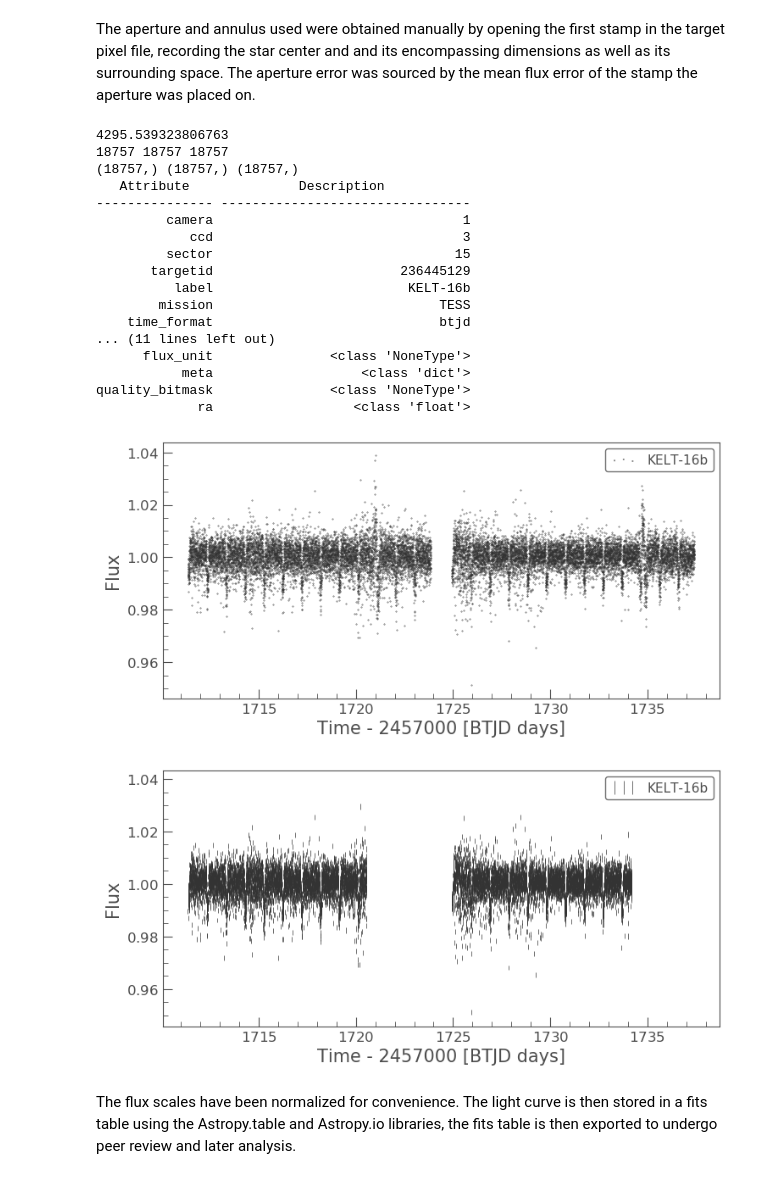
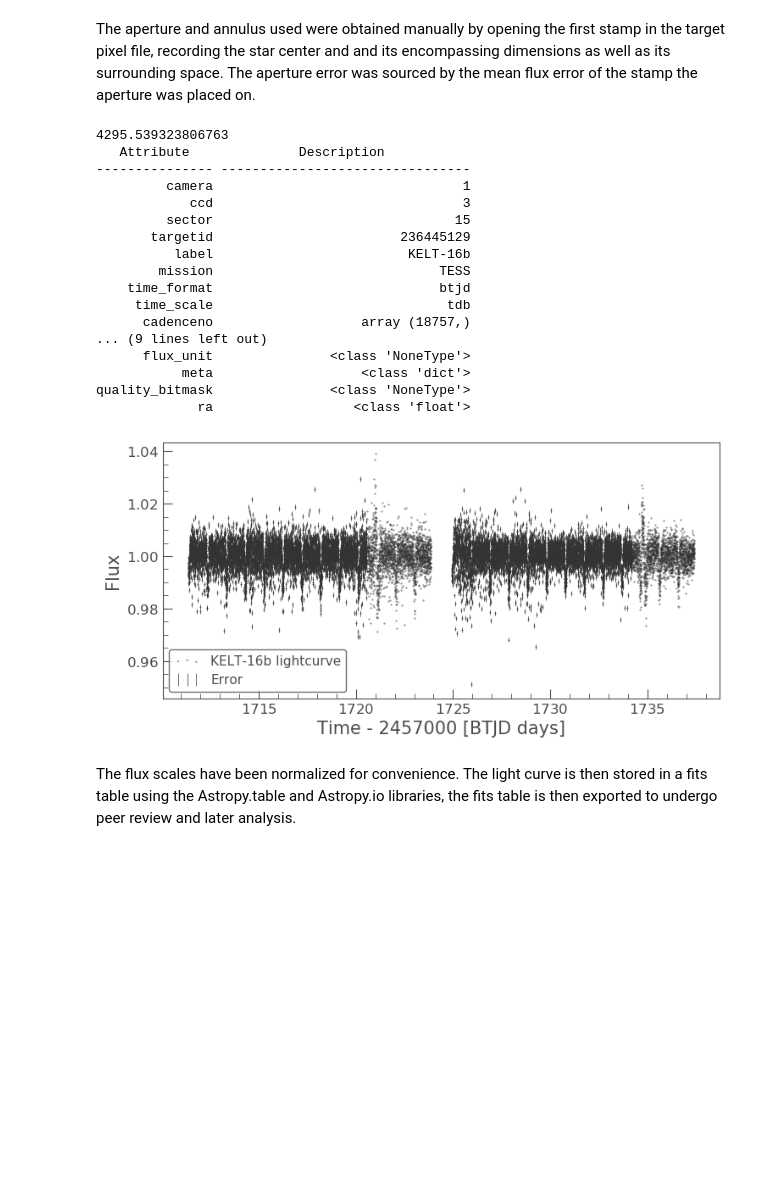
Before and after one commit to Mucephie/DORADO, a Jupyter notebook: TESS_KELT-16b_3070.ipynb, the cells around one changed output. Saved outputs shown, nothing was run; the diff lists cells and outputs as text; code cells hidden in the pictures; blank space fills up the shorter version.

```diff
--- a/TESS_KELT-16b_3070.ipynb
+++ b/TESS_KELT-16b_3070.ipynb
@@ -101,39 +101,38 @@ if (True):
             # Construct a lightcurve object using the computed series
             lc_june = lk.TessLightCurve(time = tess_bjds, flux = np.array(aperture_sums), flux_err = err, flux_unit = None, time_format = 'btjd', time_scale = 'tdb', centroid_col = None, centroid_row = None, quality = None, quality_bitmask = None, cadenceno = None, sector = tpf.sector, camera = tpf.camera, ccd = tpf.ccd, targetid = 236445129, ra = tpf.ra, dec = tpf.dec, label = 'KELT-16b')
 
             #print(len(tess_bjds), len(aperture_sums), len(err))
             #print(lc_june.flux.shape, lc_june.time.shape, lc_june.flux_err.shape)
 
             # Print the new lightcurve object properties for record
             lc_june.show_properties()
             # Clean the series of outliers > 7 sigma from the series
             lc_june = lc_june.remove_outliers(sigma=7)
             # Remove the downward flux trend expirienced by Tess throught an orbit
             lc_june = lc_june.flatten(window_length=1001)
 
             # Produce a scatter with error bar plot of the lightcurve
-            ax = lc_june.errorbar(label = 'Error')
+            ax = lc_june.errorbar(label = 'Error', title = 'KELT-16b Lightcurve With Flux Error : Normalized')
             lc_june.scatter(ax = ax, s = 0.1, label = 'KELT-16b lightcurve')
 # %% [output]
 4295.539323806763
-18757 18757 18757
-(18757,) (18757,) (18757,)
    Attribute              Description
 --------------- --------------------------------
          camera                                1
             ccd                                3
          sector                               15
        targetid                        236445129
           label                         KELT-16b
         mission                             TESS
     time_format                             btjd
-... (11 lines left out)
+     time_scale                              tdb
+      cadenceno                   array (18757,)
+... (9 lines left out)
       flux_unit               <class 'NoneType'>
            meta                   <class 'dict'>
 quality_bitmask               <class 'NoneType'>
              ra                  <class 'float'>
-[figure, old version]
+[figure, new version]
-[figure, removed]
 # %% [markdown]
 The flux scales have been normalized for convenience. The light curve is then stored in a fits table using the Astropy.table and Astropy.io libraries, the fits table is then exported to undergo peer review and later analysis.
 # %%
```
Also changed, not shown: parts of 22 cells of this notebook, 11 other files.
